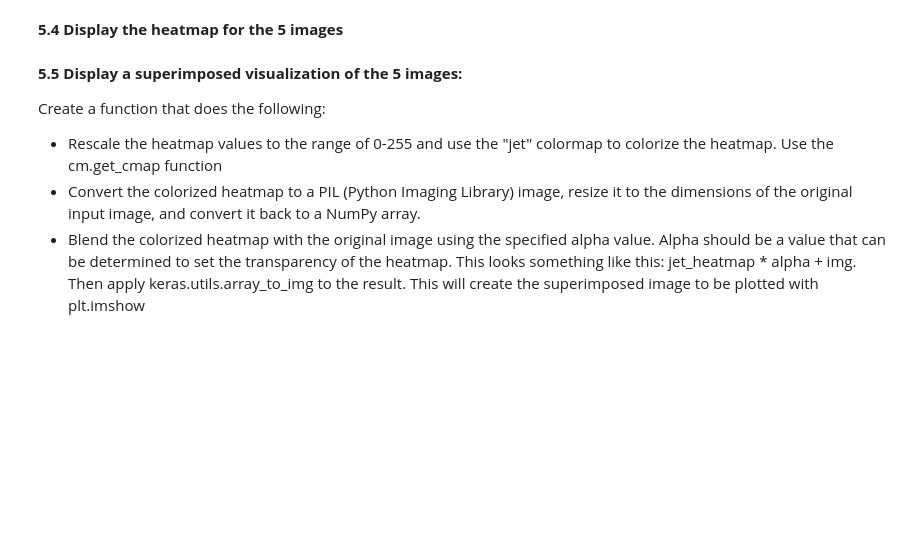
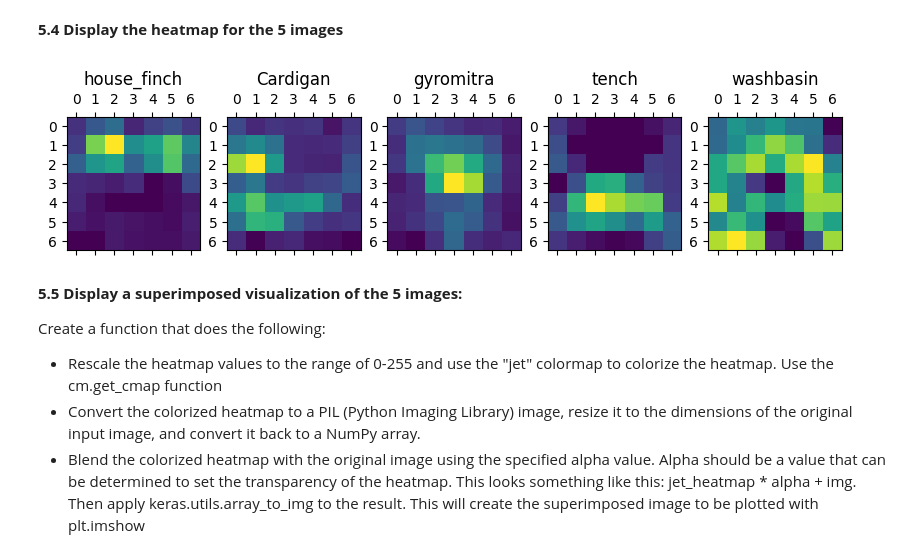
Before and after one commit to MarioROT/CV-MAI, a Jupyter notebook: Session 8/lab_08_2_Visual_Explanations_GradCam.ipynb, the cells around one changed output. Saved outputs shown, nothing was run; the diff lists cells and outputs as text; code cells hidden in the pictures; blank space fills up the shorter version.

```diff
--- a/Session 8/lab_08_2_Visual_Explanations_GradCam.ipynb
+++ b/Session 8/lab_08_2_Visual_Explanations_GradCam.ipynb
@@ -332,8 +339,43 @@ WARNING:matplotlib.image:Clipping input data to the valid range for imshow with
 *   Multiply each channel in the feature map array by its corresponding pooled gradient value to obtain the heatmap class activation.
 *   For visualization purposes, normalize the heatmap values between 0 and 1. Hint: Use the functions tf.maximum and tf.math.reduce_max
 * Make sure the final heatmap is a NumPy array that you can display with plt.matshow
+# %%
+# solution
+def make_gradcam_heatmap(img_array, model, last_conv_layer_name, pred_index=None):
+  # Your code here
+  backbone = tf.keras.models.Model(model.input, [model.get_layer(last_conv_layer_name).output, model.output])
+
+  with tf.GradientTape() as tape:
+    last_conv_layer_output, preds = backbone(tf.expand_dims(img_array, 0))
+    if pred_index is None:
+      pred_index = tf.argmax(preds[0])
+    class_channel = preds[:, pred_index]
+
+  grads = tape.gradient(class_channel, last_conv_layer_output)
+
+  pooled_grads = tf.reduce_mean(grads, axis=(0, 1, 2))
+
+  last_conv_layer_output = last_conv_layer_output[0]
+  heatmap = last_conv_layer_output @ pooled_grads[..., tf.newaxis]
+  heatmap = tf.squeeze(heatmap)
+
+  heatmap = tf.maximum(heatmap, 0) / tf.math.reduce_max(heatmap)
+
+  return heatmap.numpy()
 # %% [markdown]
 **5.4 Display the heatmap for the 5 images**
+# %%
+# solution
+# Generate class activation heatmaps
+heatmaps = [make_gradcam_heatmap(i, vgg16, 'block5_pool') for i in images]
+
+# Display heatmaps
+cg = custom_grids([],1,5, axis='off', use_grid_spec=False)
+cg.show()
+for i,h in enumerate(heatmaps):
+  cg.add_plot(preds[i][0]).matshow(h)
+# %% [output]
+[figure, added]
 # %% [markdown]
 **5.5 Display a superimposed visualization of the 5 images:**
 
```
Also changed, not shown: parts of 18 cells of this notebook.
